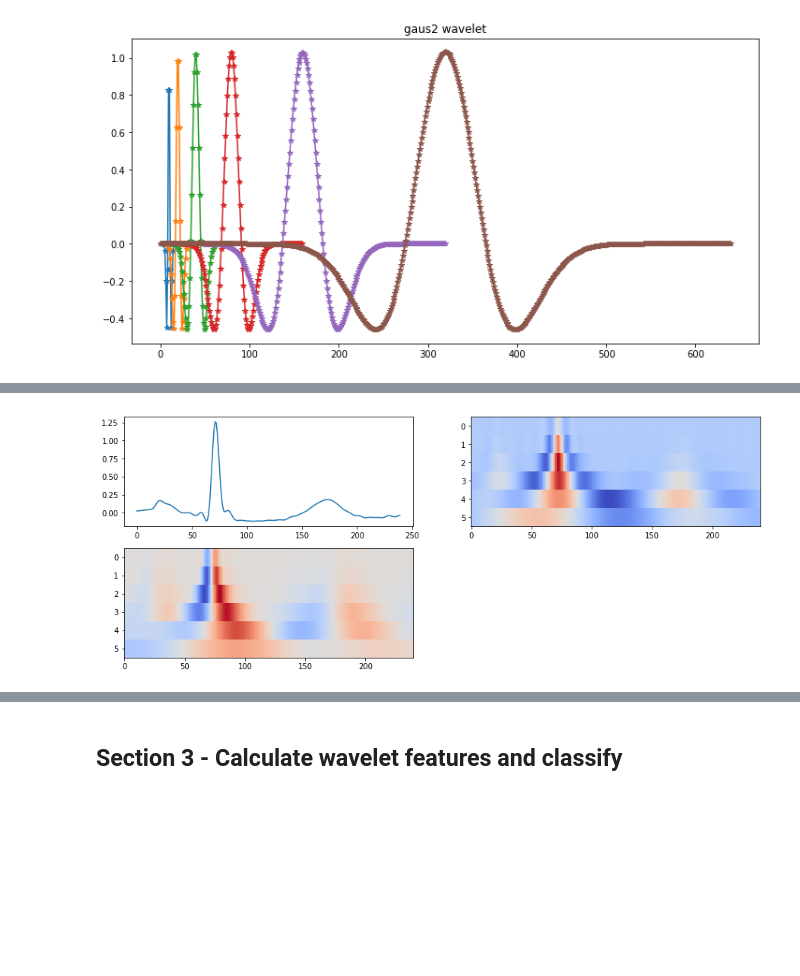
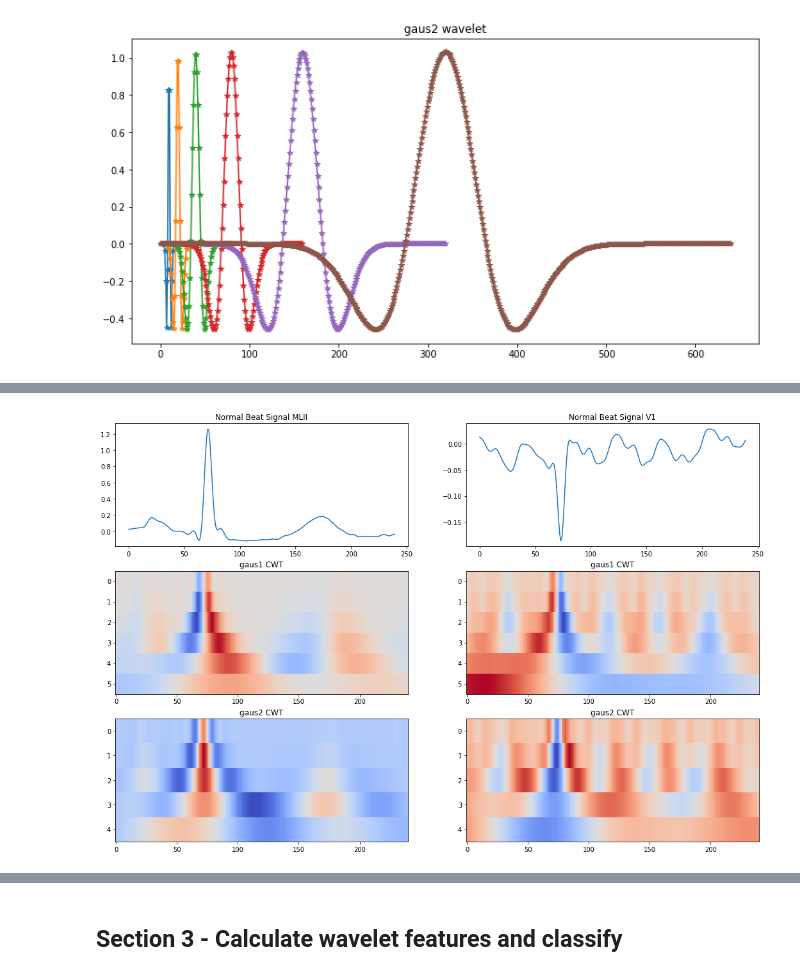
Before and after one commit to cx1111/beat-classifier, a Jupyter notebook: analysis/1-wavelets.ipynb, the cells around one changed output, grey strips where cells are left out. Drawn from its saved outputs; the diff is of its cells as text; code cells hidden in the pictures; blank space fills up the shorter version.

```diff
--- a/analysis/1-wavelets.ipynb
+++ b/analysis/1-wavelets.ipynb
@@ -172,23 +124,27 @@ def show_beat_cwt(beat, beat_label):
-# %%
-# Normal Beat
-plt.figure(figsize=(15, 9))
-
-
-plt.subplot(321)
-plt.plot(n_beats[0][:, 0])
-
-plt.subplot(322)
-coef, freqs = pywt.cwt(n_beats[0][:, 0], scales=ecg_wavelet_scales[0],
-                       wavelet='gaus2', sampling_period=dt)
-plt.imshow(coef, cmap='coolwarm', aspect='auto')
-plt.subplot(323)
-coef, freqs = pywt.cwt(n_beats[0][:, 0], scales=ecg_wavelet_scales[0],
-                       wavelet='gaus1', sampling_period=dt)
-plt.imshow(coef, cmap='coolwarm', aspect='auto')
-
-plt.show()
-# %% [output]
-[figure, removed]
+# %%
+def show_beat_cwt(beat, beat_label):
+    """
+    Show the CWT applied to both channels of the beat
+    at the appropriate scales
+    """
+    plt.figure(figsize=(18, 12))
+    for ch in range(2):
+        # Plot the ecg waveform
+        plt.subplot(321 + ch)
+        plt.plot(beat[:, ch])
+        plt.title('{} Beat Signal {}'.format(beat_label, SIG_NAMES[ch]))
+
+        # Show the CWT of each wavelet function
+        for wnum in range(2):
+            coef, freqs = pywt.cwt(beat[:, ch], scales=ecg_wavelet_scales[wnum],
+                wavelet=wavelet_types[wnum], sampling_period=dt)
+            plt.subplot(323 + ch + wnum*2)
+            plt.imshow(coef, cmap='coolwarm', aspect='auto')
+            plt.title('{} CWT'.format(wavelet_types[wnum]))
+# %%
+show_beat_cwt(n_beats[0], 'Normal')
+# %% [output]
+[figure, added]
 # %%
 # Show output of continuous wavelet transform with two wavelet types, on both channels.
 sig_names = ['MLII', 'V5']
```
Also changed, not shown: parts of 8 cells of this notebook.
